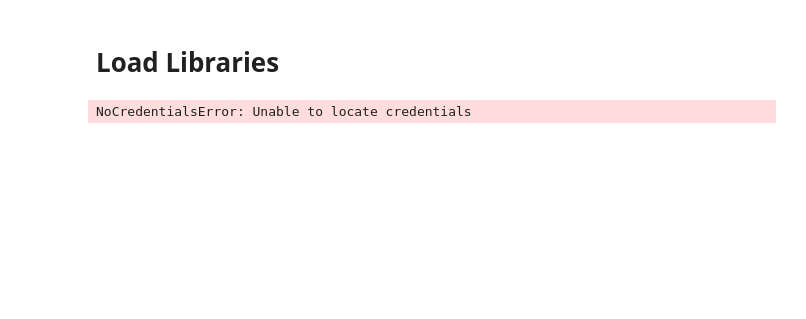
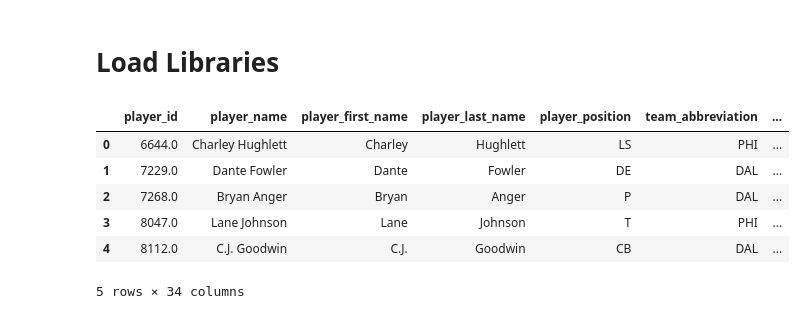
Before and after one commit to ryanjamesyu2/sentiment-performance-connection, a Jupyter notebook: athletic_data_ingestion.ipynb, the cells around one changed output. Drawn from its saved outputs; the diff is of its cells as text; code cells hidden in the pictures; blank space fills up the shorter version.

```diff
--- a/athletic_data_ingestion.ipynb
+++ b/athletic_data_ingestion.ipynb
@@ -7,5 +7,15 @@ from credentials import AWS_PATH
 # %%
-df = wr.s3.read_csv(AWS_PATH)
+# df = wr.s3.read_csv(AWS_PATH)
+# df.head()
+
+# Temporary file read, until we get AWS sorted out
+df = pd.read_csv("data/nfl_sentiment_2025.csv")
 df.head()
 # %% [output]
+|  | player_id | player_name | player_first_name | player_last_name | player_position | team_abbreviation | ... |
+| 0 | 6644.0 | Charley Hughlett | Charley | Hughlett | LS | PHI | ... |
+| 1 | 7229.0 | Dante Fowler | Dante | Fowler | DE | DAL | ... |
+| 2 | 7268.0 | Bryan Anger | Bryan | Anger | P | DAL | ... |
+| 3 | 8047.0 | Lane Johnson | Lane | Johnson | T | PHI | ... |
+| 4 | 8112.0 | C.J. Goodwin | C.J. | Goodwin | CB | DAL | ... |
-NoCredentialsError: Unable to locate credentials
+5 rows × 34 columns
```
Also changed, not shown: parts of 6 cells of this notebook.
